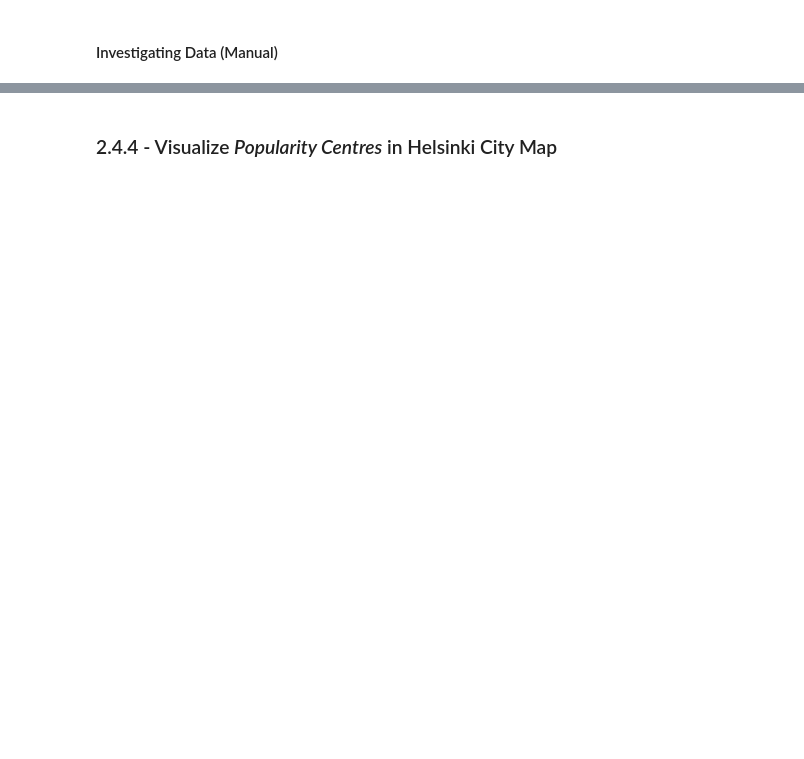
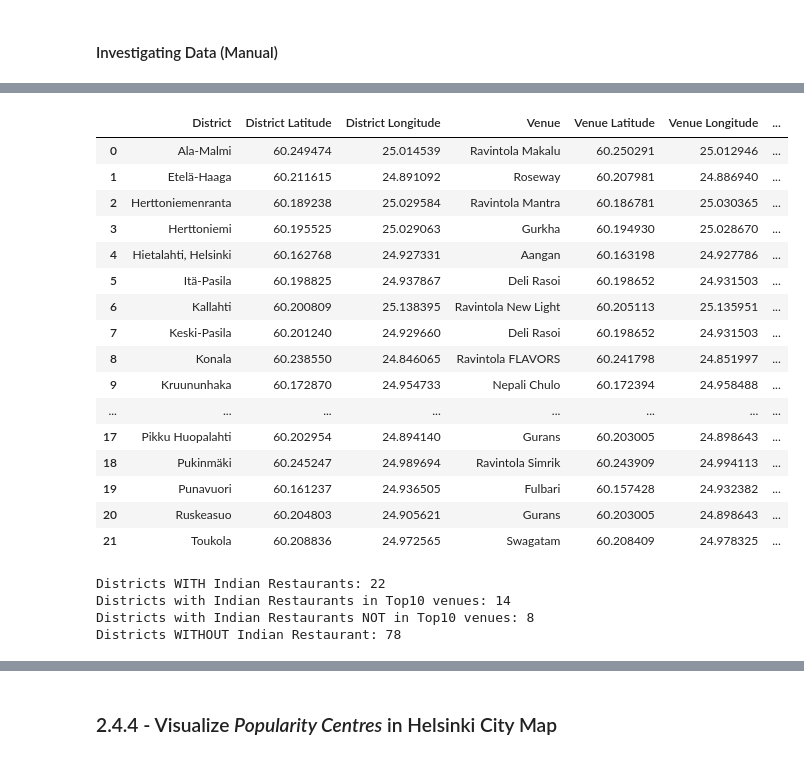
Before and after one commit to prak112/Coursera-IBM_Capstone, a Jupyter notebook: Week5_CompatibleDistricts_Helsinki.ipynb, the cells around one changed output, grey strips where cells are left out. Drawn from its saved outputs; the diff is of its cells as text; code cells hidden in the pictures; blank space fills up the shorter version.

```diff
--- a/Week5_CompatibleDistricts_Helsinki.ipynb
+++ b/Week5_CompatibleDistricts_Helsinki.ipynb
@@ -874,0 +702,20 @@ helsinki_popven_map
+# %%
+display(helsinki_indian_venues) # Districts with Indian Restaurant
+# %% [output]
+|  | District | District Latitude | District Longitude | Venue | Venue Latitude | Venue Longitude | ... |
+| 0 | Ala-Malmi | 60.249474 | 25.014539 | Ravintola Makalu | 60.250291 | 25.012946 | ... |
+| 1 | Etelä-Haaga | 60.211615 | 24.891092 | Roseway | 60.207981 | 24.886940 | ... |
+| 2 | Herttoniemenranta | 60.189238 | 25.029584 | Ravintola Mantra | 60.186781 | 25.030365 | ... |
+| 3 | Herttoniemi | 60.195525 | 25.029063 | Gurkha | 60.194930 | 25.028670 | ... |
+| 4 | Hietalahti, Helsinki | 60.162768 | 24.927331 | Aangan | 60.163198 | 24.927786 | ... |
+| 5 | Itä-Pasila | 60.198825 | 24.937867 | Deli Rasoi | 60.198652 | 24.931503 | ... |
+| 6 | Kallahti | 60.200809 | 25.138395 | Ravintola New Light | 60.205113 | 25.135951 | ... |
+| 7 | Keski-Pasila | 60.201240 | 24.929660 | Deli Rasoi | 60.198652 | 24.931503 | ... |
+| 8 | Konala | 60.238550 | 24.846065 | Ravintola FLAVORS | 60.241798 | 24.851997 | ... |
+| 9 | Kruununhaka | 60.172870 | 24.954733 | Nepali Chulo | 60.172394 | 24.958488 | ... |
+| ... | ... | ... | ... | ... | ... | ... | ... |
+| 17 | Pikku Huopalahti | 60.202954 | 24.894140 | Gurans | 60.203005 | 24.898643 | ... |
+| 18 | Pukinmäki | 60.245247 | 24.989694 | Ravintola Simrik | 60.243909 | 24.994113 | ... |
+| 19 | Punavuori | 60.161237 | 24.936505 | Fulbari | 60.157428 | 24.932382 | ... |
+| 20 | Ruskeasuo | 60.204803 | 24.905621 | Gurans | 60.203005 | 24.898643 | ... |
+| 21 | Toukola | 60.208836 | 24.972565 | Swagatam | 60.208409 | 24.978325 | ... |
@@ -874,0 +734,7 @@ helsinki_popven_map
+# %%
+print(f"Districts WITH Indian Restaurants: {helsinki_indian_venues.District.nunique()}\nDistricts with Indian Restaurants in Top10 venues: {red_zone.District.nunique()}\nDistricts with Indian Restaurants NOT in Top10 venues: {blue_zone.District.nunique()}\nDistricts WITHOUT Indian Restaurant: {green_zone.District.nunique()}")
+# %% [output]
+Districts WITH Indian Restaurants: 22
+Districts with Indian Restaurants in Top10 venues: 14
+Districts with Indian Restaurants NOT in Top10 venues: 8
+Districts WITHOUT Indian Restaurant: 78
```
Also changed, not shown: parts of 57 cells of this notebook.
